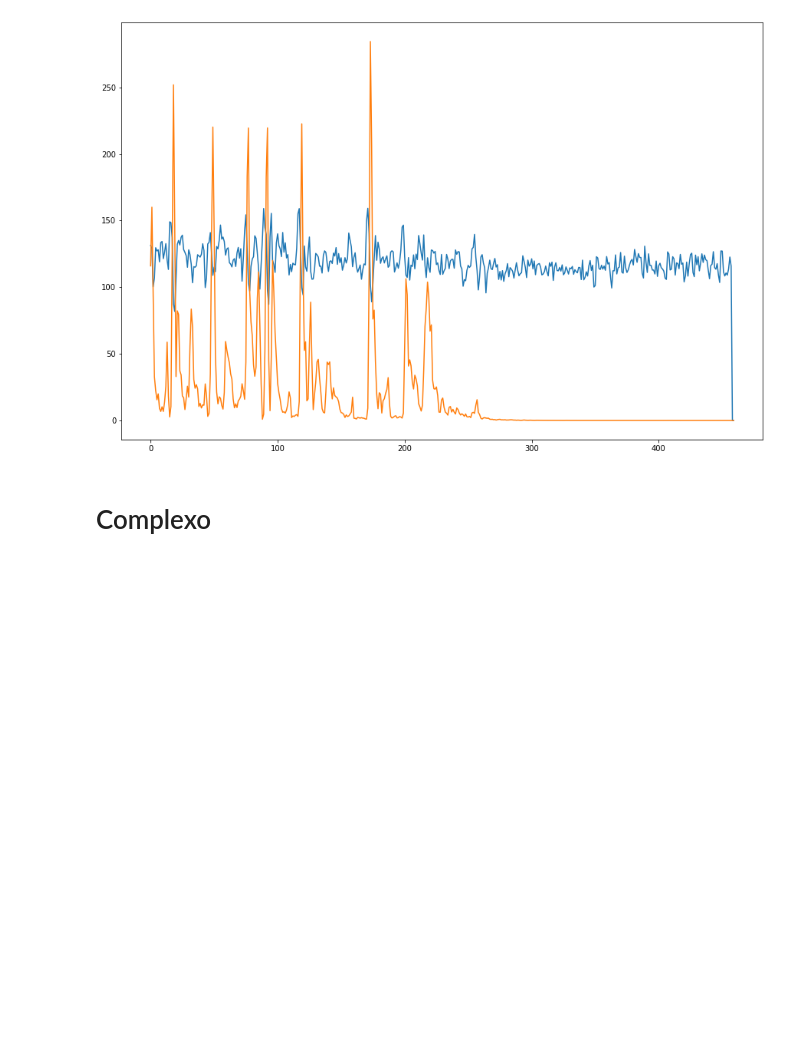
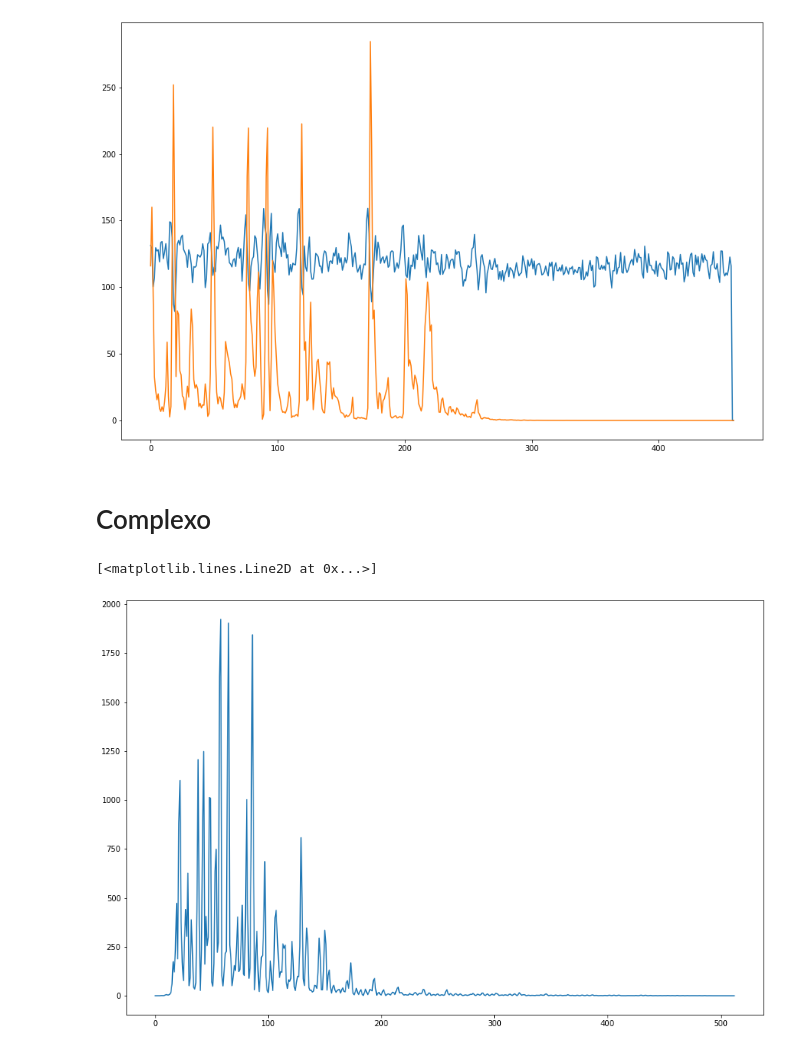
Before and after one commit to giovana-morais/blog_code, a Jupyter notebook: onset_detection/funcoes_novidade.ipynb, the cells around one changed output. Cells and saved outputs as stored; diff of their text form; code cells hidden in the pictures; blank space fills up the shorter version.

```diff
--- a/onset_detection/funcoes_novidade.ipynb
+++ b/onset_detection/funcoes_novidade.ipynb
@@ -118,3 +152,34 @@ plt.plot(nov_espectro)
 [figure]
 # %% [markdown]
 # Complexo
+# %%
+w = sp.signal.hann(N)
+X = librosa.stft(x, n_fft=N, win_length=N, hop_length=H, window=w)
+phi = np.angle(X)/(2*np.pi)
+
+# phase unwrapping (aplicação da função de argumento principal)
+argumento_principal = lambda x: np.mod(x + 0.5 , 1) - 0.5
+
+phi_diff = np.diff(argumento_principal(phi), axis=1)
+# %%
+# completando o vetor pra continha ficar mais fácil
+phi_diff = np.concatenate((phi_diff, np.zeros((phi.shape[0], 1))), axis=1)
+
+X_hat = np.abs(X)*np.e**(2j*np.pi*(phi + phi_diff))
+X_hat = np.abs(X_hat - X)
+# %%
+X_hat.shape
+# o numpy não faz a cópia de verdade de um array a não ser que
+# a gente force. caso contrário, ao alterarmos X_plus estaríamos
+# alterando também X_hat
+X_plus = X_hat.copy()
+for n in range(1, X_plus.shape[0]):
+    idx = np.where(np.abs(X)[n,:] < np.abs(X)[n-1,:])
+    X_plus[n, idx] = 0
+# %%
+novidade_complexo = np.sum(X_plus, axis=1)
+# %%
+plt.plot(novidade_complexo)
+# %% [output]
+[<matplotlib.lines.Line2D at 0x...>]
+[figure, added]
```
Also changed, not shown: parts of 5 cells of this notebook.
